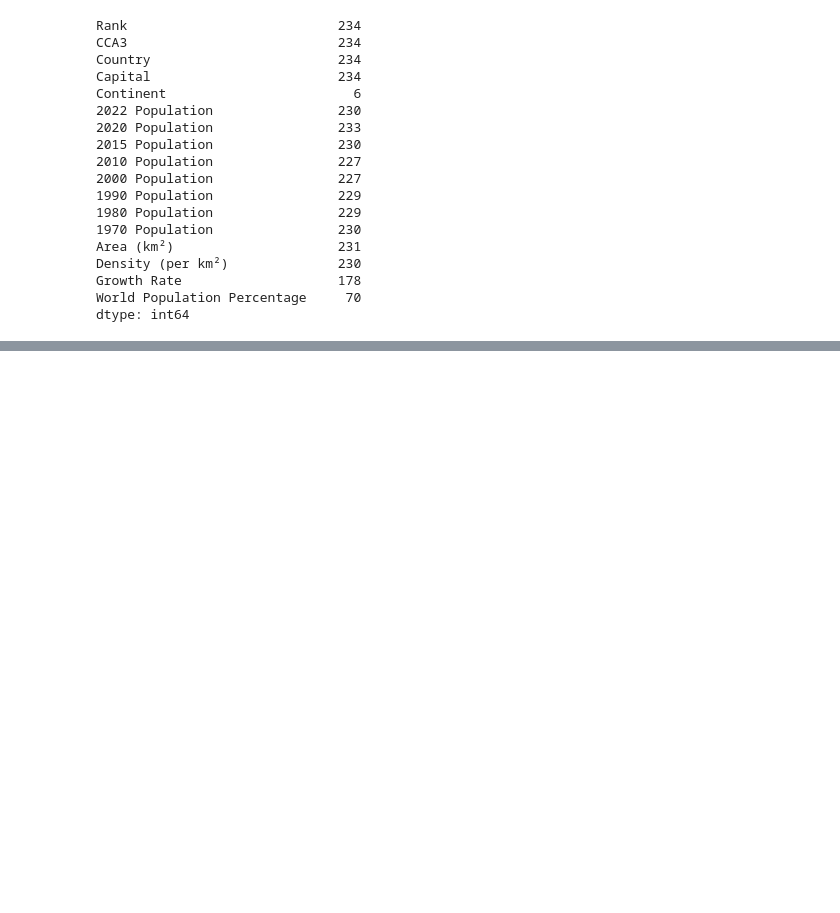
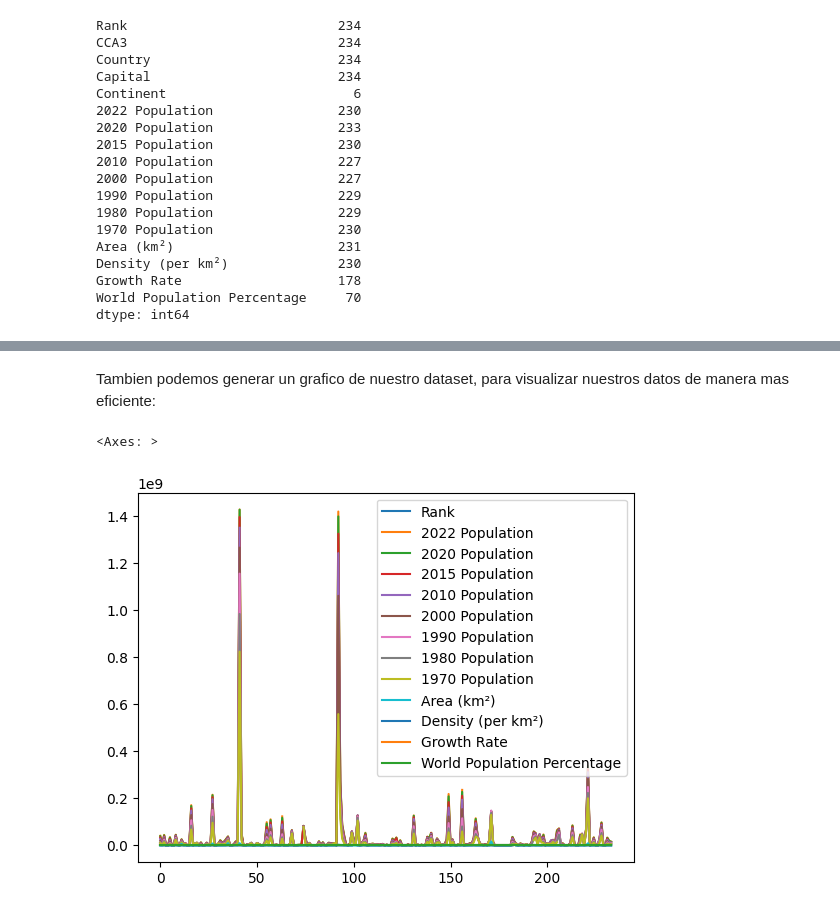
Before and after one commit to andreavazquezt/ProyectoIntegrador, a Jupyter notebook: ExploratoryDataAnalysis.ipynb, the cells around one changed output, grey strips where cells are left out. Saved outputs shown, nothing was run; the diff lists cells and outputs as text; code cells hidden in the pictures; blank space fills up the shorter version.

```diff
--- a/ExploratoryDataAnalysis.ipynb
+++ b/ExploratoryDataAnalysis.ipynb
@@ -140,0 +228,7 @@ df.sort_values(by="2022 Population", ascending=False).head(10)
+# %% [markdown]
+Tambien podemos generar un grafico de nuestro dataset, para visualizar nuestros datos de manera mas eficiente:
+# %%
+df.plot()
+# %% [output]
+<Axes: >
+[figure, added]
```
Also changed, not shown: parts of 20 cells of this notebook.
